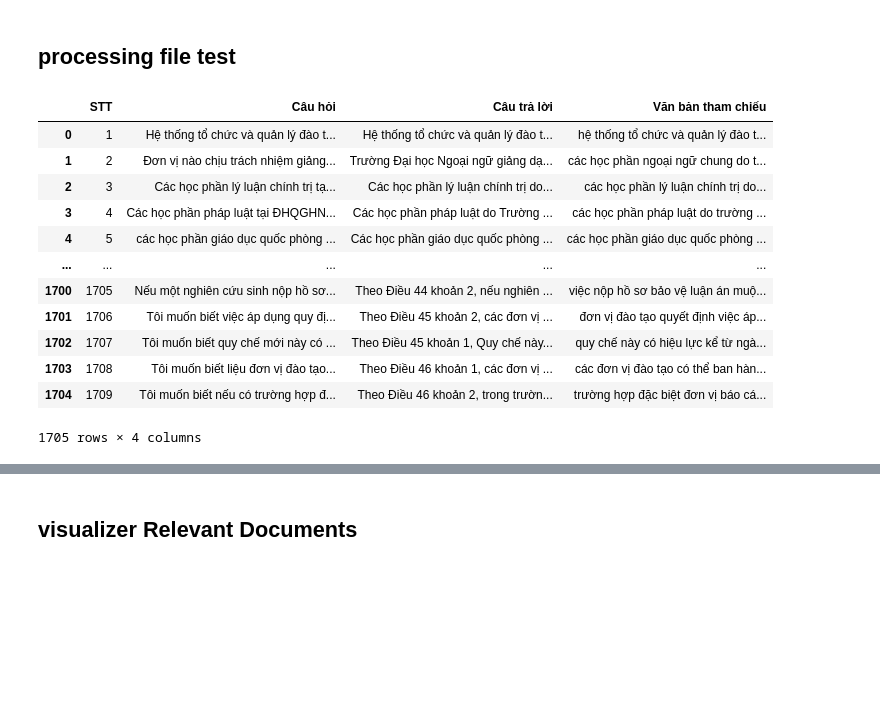
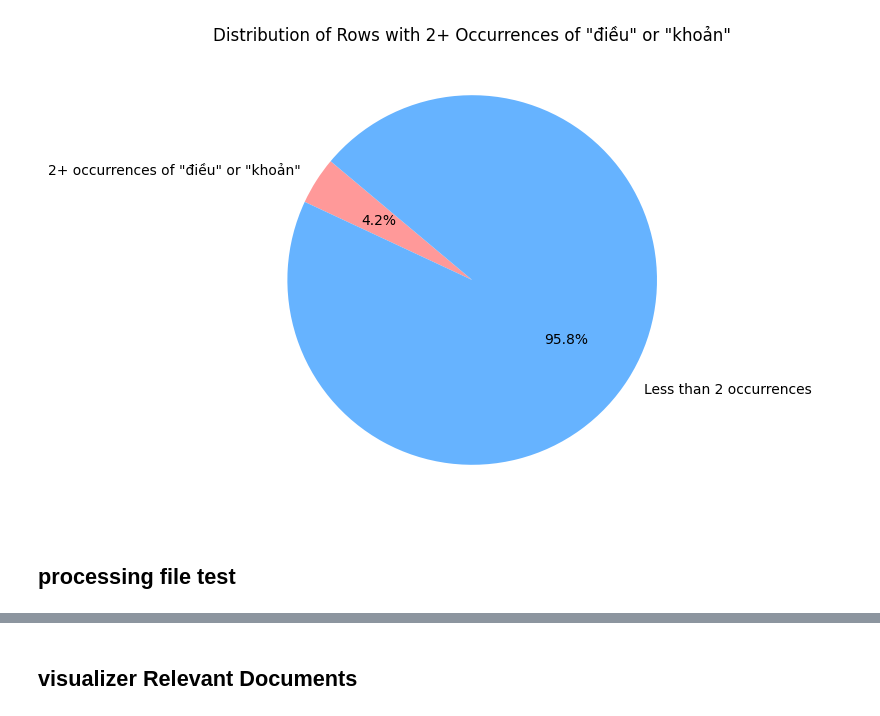
Before and after one commit to hoanghelloworld/evalution, a Jupyter notebook: evalute.ipynb, the cells around one changed output, grey strips where cells are left out. Cells and saved outputs as stored; diff of their text form; code cells hidden in the pictures; blank space fills up the shorter version.

```diff
--- a/evalute.ipynb
+++ b/evalute.ipynb
@@ -0,0 +1,5 @@
+# %%
+import pandas as pd
+pre_test=pd.read_csv("du lieu quy che DT_chatGPT tổng hợp_Ha Anh_15_10.csv")
+pre_test.columns = pre_test.iloc[0]
+pre_test = pre_test.drop([0]).reset_index(drop=True)
@@ -0,0 +45,26 @@
+# %%
+import pandas as pd
+import matplotlib.pyplot as plt
+
+# Sample data
+# pre_test = pd.DataFrame({'note_token': [['điều', '43', 'khoản', '1', 'và', 'khoản', '2'], ...]})
+
+# Count rows with 2+ occurrences of "điều" or "khoản"
+pre_test['dieu_count'] = pre_test['note_token'].apply(lambda x: x.count('điều'))
+pre_test['khoan_count'] = pre_test['note_token'].apply(lambda x: x.count('khoản'))
+pre_test['two_or_more'] = (pre_test['dieu_count'] >= 2) | (pre_test['khoan_count'] >= 2)
+
+# Count the number of rows with two or more occurrences and less than two occurrences
+two_or_more_count = pre_test['two_or_more'].sum()
+less_than_two_count = len(pre_test) - two_or_more_count
+
+# Plotting a pie chart
+labels = ['2+ occurrences of "điều" or "khoản"', 'Less than 2 occurrences']
+sizes = [two_or_more_count, less_than_two_count]
+colors = ['#ff9999','#66b3ff']
+plt.figure(figsize=(8, 6))
+plt.pie(sizes, labels=labels, autopct='%1.1f%%', startangle=140, colors=colors)
+plt.title('Distribution of Rows with 2+ Occurrences of "điều" or "khoản"')
+plt.show()
+# %% [output]
+[figure, added]
@@ -8,16 +83,0 @@ test=pd.read_csv('test.csv')
-# %%
-test
-# %% [output]
-|  | STT | Câu hỏi | Câu trả lời | Văn bản tham chiếu |
-| 0 | 1 | Hệ thống tổ chức và quản lý đào t... | Hệ thống tổ chức và quản lý đào t... | hệ thống tổ chức và quản lý đào t... |
-| 1 | 2 | Đơn vị nào chịu trách nhiệm giảng... | Trường Đại học Ngoại ngữ giảng dạ... | các học phần ngoại ngữ chung do t... |
-| 2 | 3 | Các học phần lý luận chính trị tạ... | Các học phần lý luận chính trị do... | các học phần lý luận chính trị do... |
-| 3 | 4 | Các học phần pháp luật tại ĐHQGHN... | Các học phần pháp luật do Trường ... | các học phần pháp luật do trường ... |
-| 4 | 5 | các học phần giáo dục quốc phòng ... | Các học phần giáo dục quốc phòng ... | các học phần giáo dục quốc phòng ... |
-| ... | ... | ... | ... | ... |
-| 1700 | 1705 | Nếu một nghiên cứu sinh nộp hồ sơ... | Theo Điều 44 khoản 2, nếu nghiên ... | việc nộp hồ sơ bảo vệ luận án muộ... |
-| 1701 | 1706 | Tôi muốn biết việc áp dụng quy đị... | Theo Điều 45 khoản 2, các đơn vị ... | đơn vị đào tạo quyết định việc áp... |
-| 1702 | 1707 | Tôi muốn biết quy chế mới này có ... | Theo Điều 45 khoản 1, Quy chế này... | quy chế này có hiệu lực kể từ ngà... |
-| 1703 | 1708 | Tôi muốn biết liệu đơn vị đào tạo... | Theo Điều 46 khoản 1, các đơn vị ... | các đơn vị đào tạo có thể ban hàn... |
-| 1704 | 1709 | Tôi muốn biết nếu có trường hợp đ... | Theo Điều 46 khoản 2, trong trườn... | trường hợp đặc biệt đơn vị báo cá... |
-1705 rows × 4 columns
```
Also changed, not shown: parts of 34 cells of this notebook, 11 other files.
